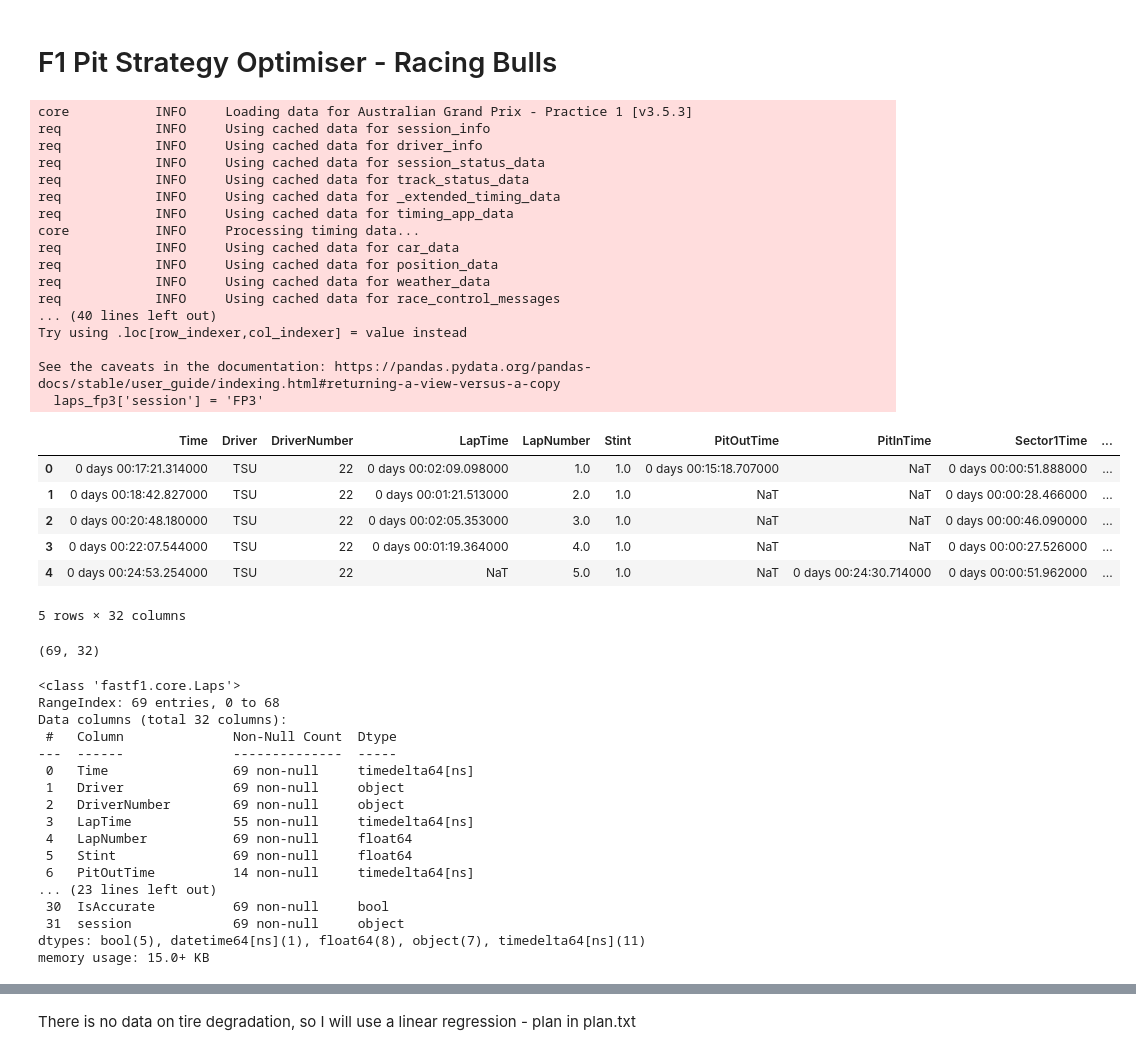
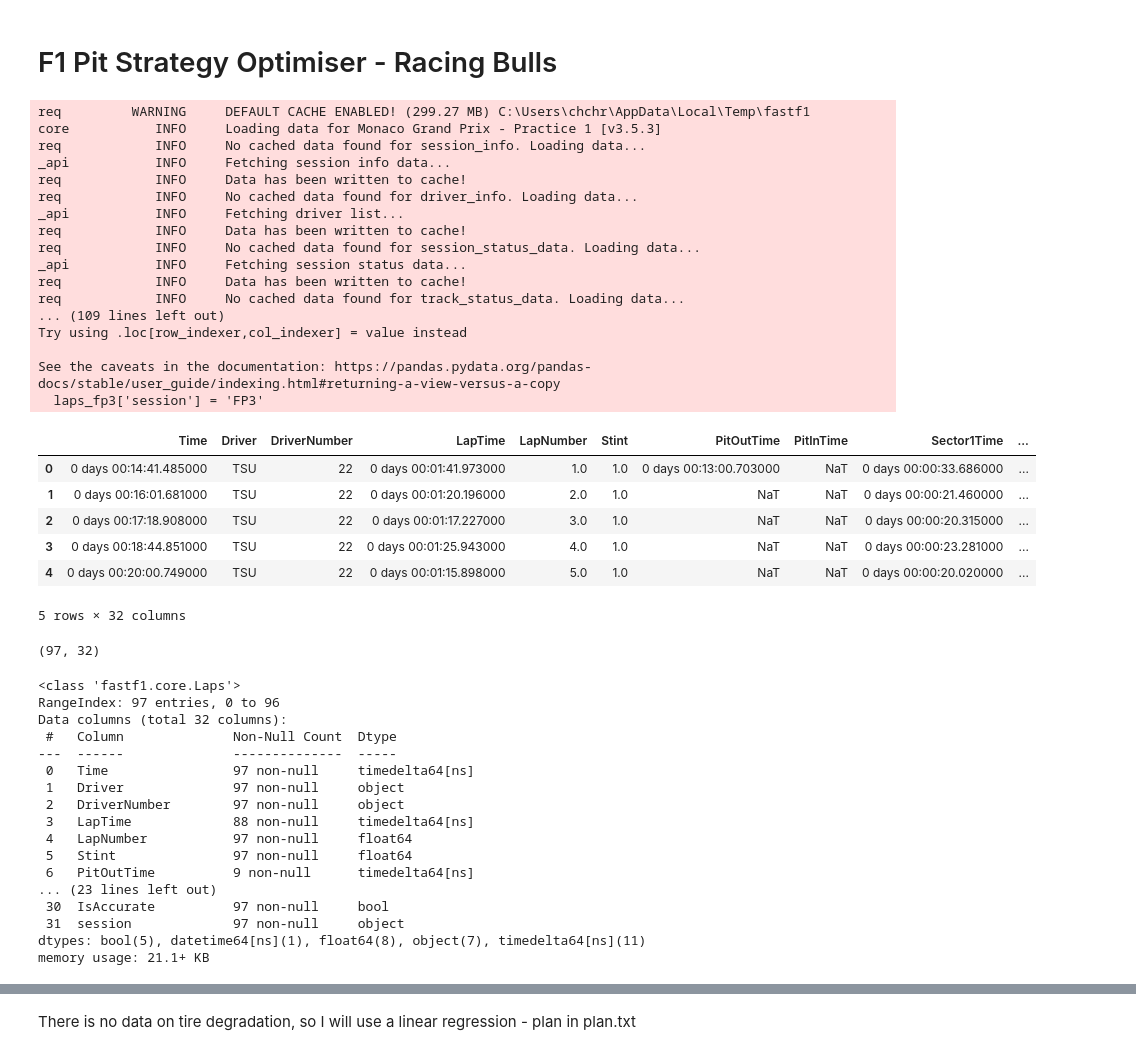
Before and after one commit to cchan083/F1-Lap-Times, a Jupyter notebook: pit_strategy_optimiser.ipynb, the cells around one changed output, grey strips where cells are left out. Cells and saved outputs as stored; diff of their text form; code cells hidden in the pictures.

```diff
--- a/pit_strategy_optimiser.ipynb
+++ b/pit_strategy_optimiser.ipynb
@@ -9,79 +9,79 @@ from fastf1 import plotting
 # %%
 # Loading data
 
-practice_1 = fastf1.get_session(2025, 'Australia', 'FP1')
-practice_2 = fastf1.get_session(2025, 'Australia', 'FP2')
-practice_3 = fastf1.get_session(2025, 'Australia', 'FP3')
+practice_1 = fastf1.get_session(2024, 'Monaco', 'FP1')
+practice_2 = fastf1.get_session(2024, 'Monaco', 'FP2')
+practice_3 = fastf1.get_session(2024, 'Monaco', 'FP3')
 
 practice_1.load()
 practice_2.load()
 practice_3.load()
 
 driver = 'TSU'
 
 laps_fp1 = practice_1.laps.pick_driver(driver)
 laps_fp2 = practice_2.laps.pick_driver(driver)
 laps_fp3 = practice_3.laps.pick_driver(driver)
 
 # Merging
 laps_fp1['session'] = 'FP1'
 laps_fp2['session'] = 'FP2'
 laps_fp3['session'] = 'FP3'
 
 all_laps = pd.concat([laps_fp1, laps_fp2, laps_fp3], ignore_index=True)
 
 
 
 all_laps.head()
 # %% [output]
-core           INFO     Loading data for Australian Grand Prix - Practice 1 [v3.5.3]
-req            INFO     Using cached data for session_info
-req            INFO     Using cached data for driver_info
-req            INFO     Using cached data for session_status_data
-req            INFO     Using cached data for track_status_data
-req            INFO     Using cached data for _extended_timing_data
-req            INFO     Using cached data for timing_app_data
-core           INFO     Processing timing data...
-req            INFO     Using cached data for car_data
-req            INFO     Using cached data for position_data
-req            INFO     Using cached data for weather_data
-req            INFO     Using cached data for race_control_messages
-... (40 lines left out)
+req         WARNING     DEFAULT CACHE ENABLED! (299.27 MB) C:\Users\chchr\AppData\Local\Temp\fastf1
+core           INFO     Loading data for Monaco Grand Prix - Practice 1 [v3.5.3]
+req            INFO     No cached data found for session_info. Loading data...
+_api           INFO     Fetching session info data...
+req            INFO     Data has been written to cache!
+req            INFO     No cached data found for driver_info. Loading data...
+_api           INFO     Fetching driver list...
+req            INFO     Data has been written to cache!
+req            INFO     No cached data found for session_status_data. Loading data...
+_api           INFO     Fetching session status data...
+req            INFO     Data has been written to cache!
+req            INFO     No cached data found for track_status_data. Loading data...
+... (109 lines left out)
 Try using .loc[row_indexer,col_indexer] = value instead
 
 See the caveats in the documentation: https://pandas.pydata.org/pandas-docs/stable/user_guide/indexing.html#returning-a-view-versus-a-copy
   laps_fp3['session'] = 'FP3'
 |  | Time | Driver | DriverNumber | LapTime | LapNumber | Stint | PitOutTime | PitInTime | Sector1Time | ... |
-| 0 | 0 days 00:17:21.314000 | TSU | 22 | 0 days 00:02:09.098000 | 1.0 | 1.0 | 0 days 00:15:18.707000 | NaT | 0 days 00:00:51.888000 | ... |
-| 1 | 0 days 00:18:42.827000 | TSU | 22 | 0 days 00:01:21.513000 | 2.0 | 1.0 | NaT | NaT | 0 days 00:00:28.466000 | ... |
-| 2 | 0 days 00:20:48.180000 | TSU | 22 | 0 days 00:02:05.353000 | 3.0 | 1.0 | NaT | NaT | 0 days 00:00:46.090000 | ... |
-| 3 | 0 days 00:22:07.544000 | TSU | 22 | 0 days 00:01:19.364000 | 4.0 | 1.0 | NaT | NaT | 0 days 00:00:27.526000 | ... |
-| 4 | 0 days 00:24:53.254000 | TSU | 22 | NaT | 5.0 | 1.0 | NaT | 0 days 00:24:30.714000 | 0 days 00:00:51.962000 | ... |
+| 0 | 0 days 00:14:41.485000 | TSU | 22 | 0 days 00:01:41.973000 | 1.0 | 1.0 | 0 days 00:13:00.703000 | NaT | 0 days 00:00:33.686000 | ... |
+| 1 | 0 days 00:16:01.681000 | TSU | 22 | 0 days 00:01:20.196000 | 2.0 | 1.0 | NaT | NaT | 0 days 00:00:21.460000 | ... |
+| 2 | 0 days 00:17:18.908000 | TSU | 22 | 0 days 00:01:17.227000 | 3.0 | 1.0 | NaT | NaT | 0 days 00:00:20.315000 | ... |
+| 3 | 0 days 00:18:44.851000 | TSU | 22 | 0 days 00:01:25.943000 | 4.0 | 1.0 | NaT | NaT | 0 days 00:00:23.281000 | ... |
+| 4 | 0 days 00:20:00.749000 | TSU | 22 | 0 days 00:01:15.898000 | 5.0 | 1.0 | NaT | NaT | 0 days 00:00:20.020000 | ... |
 5 rows × 32 columns
 # %%
 all_laps.shape
 # %% [output]
-(69, 32)
+(97, 32)
 # %%
 all_laps.info()
 # %% [output]
 <class 'fastf1.core.Laps'>
-RangeIndex: 69 entries, 0 to 68
+RangeIndex: 97 entries, 0 to 96
 Data columns (total 32 columns):
  #   Column              Non-Null Count  Dtype
 ---  ------              --------------  -----
- 0   Time                69 non-null     timedelta64[ns]
- 1   Driver              69 non-null     object
- 2   DriverNumber        69 non-null     object
- 3   LapTime             55 non-null     timedelta64[ns]
- 4   LapNumber           69 non-null     float64
- 5   Stint               69 non-null     float64
- 6   PitOutTime          14 non-null     timedelta64[ns]
+ 0   Time                97 non-null     timedelta64[ns]
+ 1   Driver              97 non-null     object
+ 2   DriverNumber        97 non-null     object
+ 3   LapTime             88 non-null     timedelta64[ns]
+ 4   LapNumber           97 non-null     float64
+ 5   Stint               97 non-null     float64
+ 6   PitOutTime          9 non-null      timedelta64[ns]
 ... (23 lines left out)
- 30  IsAccurate          69 non-null     bool
- 31  session             69 non-null     object
+ 30  IsAccurate          97 non-null     bool
+ 31  session             97 non-null     object
 dtypes: bool(5), datetime64[ns](1), float64(8), object(7), timedelta64[ns](11)
-memory usage: 15.0+ KB
+memory usage: 21.1+ KB
 # %%
 all_laps.drop(columns=['Time', 'DriverNumber', 'Team', 'LapStartTime', 'IsPersonalBest'], inplace=True)
 # %%
```
Also changed, not shown: parts of 15 cells of this notebook, 6 other files.
